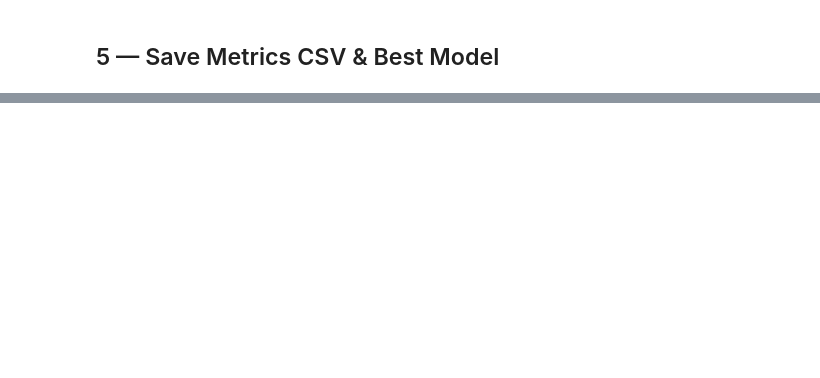
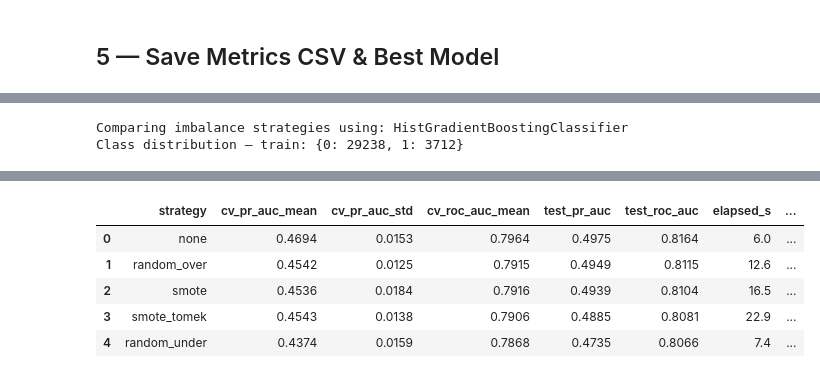
Before and after one commit to mssobiadallah/bank_marketing_un_project, a Jupyter notebook: notebooks/06_modeling_baselines.ipynb, the cells around one changed output, grey strips where cells are left out. Cells and saved outputs as stored; diff of their text form; code cells hidden in the pictures; blank space fills up the shorter version.

```diff
--- a/notebooks/06_modeling_baselines.ipynb
+++ b/notebooks/06_modeling_baselines.ipynb
@@ -145,0 +216,32 @@ print(f"   Saved → {best_path}")
+# %%
+from src.imbalance import compare_resampling_strategies, get_resampler
+from sklearn.base import clone
+
+# Use the best baseline model (unfitted clone) as the classifier factory
+best_base_model = clone(models[best_name])
+classifier_factory = lambda: clone(best_base_model)
+
+feature_cols_b = lists_b["numeric"] + lists_b["categorical"]
+X_train_b = X_train[feature_cols_b]
+X_test_b_imb = X_test[feature_cols_b]
+
+# Ensure y is integer 0/1 (required by imbalance module)
+y_train_int = y_train.astype(int)
+y_test_int  = y_test.astype(int)
+
+strategies = ["none", "random_over", "random_under", "smote", "smote_tomek"]
+
+print(f"Comparing imbalance strategies using: {best_name}")
+print(f"Class distribution — train: {y_train_int.value_counts().to_dict()}\n")
+
+imbalance_df = compare_resampling_strategies(
+    X_train_b, y_train_int, X_test_b_imb, y_test_int,
+    preprocessor=clone(preprocessor_b),
+    classifier_factory=classifier_factory,
+    strategies=strategies,
+    n_jobs=1,
+)
+display(imbalance_df[["strategy", "cv_pr_auc_mean", "cv_pr_auc_std",
+                        "cv_roc_auc_mean", "test_pr_auc", "test_roc_auc",
+                        "elapsed_s", "error"]].sort_values("test_pr_auc", ascending=False))
+# %% [output]
@@ -145,0 +249,2 @@ print(f"   Saved → {best_path}")
+Comparing imbalance strategies using: HistGradientBoostingClassifier
+Class distribution — train: {0: 29238, 1: 3712}
@@ -145,0 +265,6 @@ print(f"   Saved → {best_path}")
+|  | strategy | cv_pr_auc_mean | cv_pr_auc_std | cv_roc_auc_mean | test_pr_auc | test_roc_auc | elapsed_s | ... |
+| 0 | none | 0.4694 | 0.0153 | 0.7964 | 0.4975 | 0.8164 | 6.0 | ... |
+| 1 | random_over | 0.4542 | 0.0125 | 0.7915 | 0.4949 | 0.8115 | 12.6 | ... |
+| 2 | smote | 0.4536 | 0.0184 | 0.7916 | 0.4939 | 0.8104 | 16.5 | ... |
+| 3 | smote_tomek | 0.4543 | 0.0138 | 0.7906 | 0.4885 | 0.8081 | 22.9 | ... |
+| 4 | random_under | 0.4374 | 0.0159 | 0.7868 | 0.4735 | 0.8066 | 7.4 | ... |
```
Also changed, not shown: parts of 12 cells of this notebook, 7 other files.
